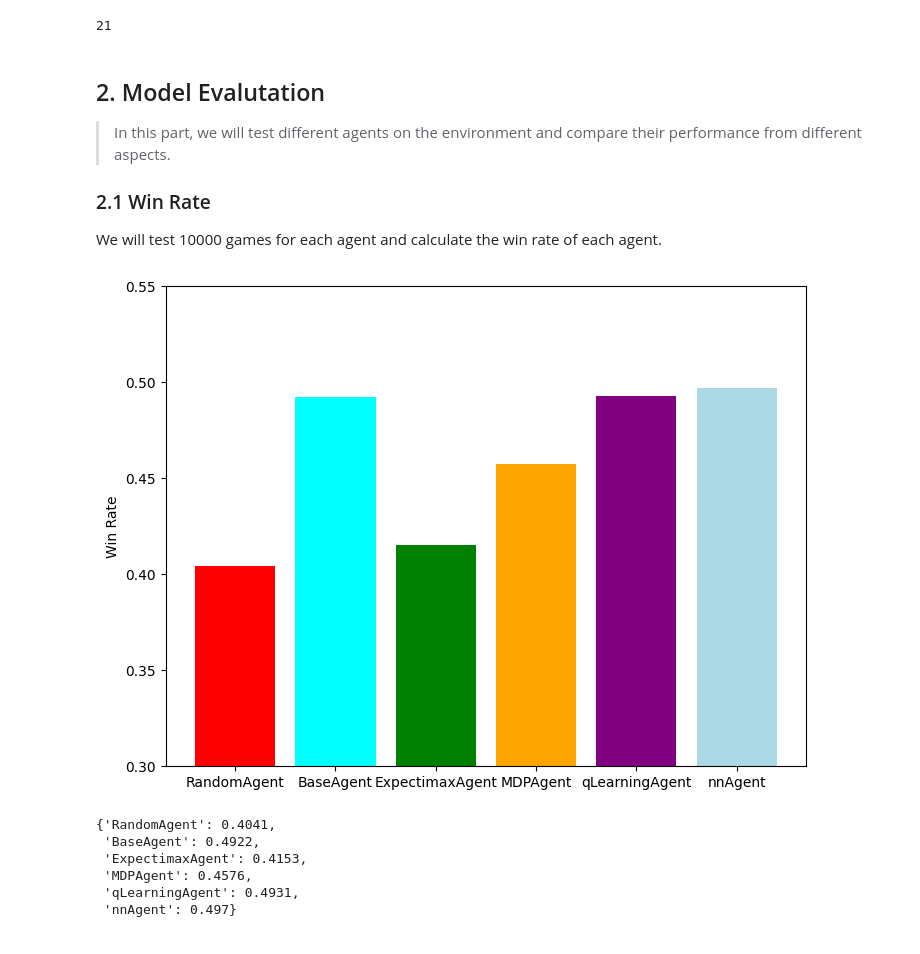
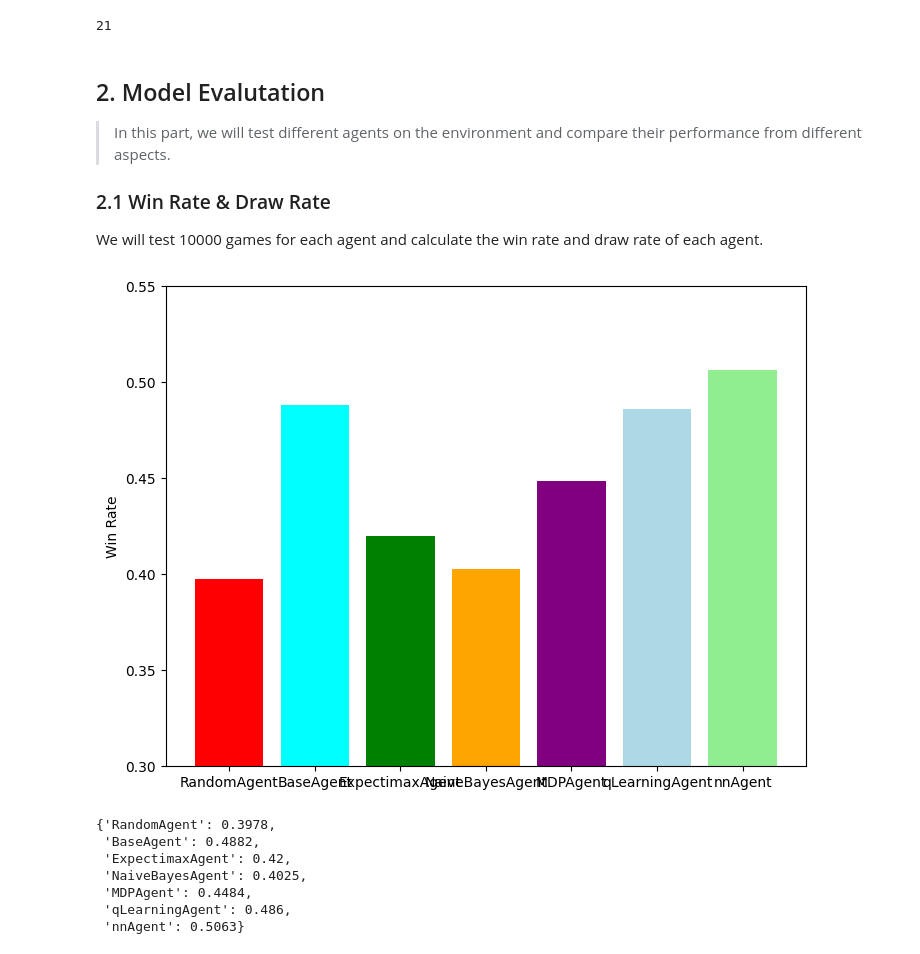
Before and after one commit to KesonStar/BlackJack, a Jupyter notebook: BlackJack.ipynb, the cells around one changed output. Saved outputs shown, nothing was run; the diff lists cells and outputs as text; code cells hidden in the pictures.

Commit message:
Finish all agents and add some evaluation code

```diff
--- a/BlackJack.ipynb
+++ b/BlackJack.ipynb
@@ -25,7 +25,7 @@ new_stack = []
 card_count_list = []
 games_played_with_stack = []
 
-for round in trange(rounds):
+for round_ in trange(rounds):
     games_played = 0
 
     # Make a dict for keeping track of the count for a stack
@@ -47,7 +47,7 @@ for round in trange(rounds):
         # Record the player's live total after cards are dealt
         live_total.append(game.get_playervalue())
 
-        if round < rounds / 2:
+        if round_ < rounds / 2:
             hit_stay = "hit"
             action = 1
         else:
@@ -83,7 +83,7 @@ for round in trange(rounds):
         player_live_action.append(action)
 
         # Update card count list with most recent game's card count
-        if round != prev_round:
+        if round_ != prev_round:
             new_stack.append(1)
         else:
             new_stack.append(0)
@@ -92,10 +92,10 @@ for round in trange(rounds):
             else:
                 games_played += 1
 
-        stack_num_list.append(round)
+        stack_num_list.append(round_)
         games_played_with_stack.append(games_played)
         card_count_list.append(game.card_count.copy())
-        prev_round = round
+        prev_round = round_
 
 
     game.reset()
@@ -160,6 +160,6 @@ model_df.to_csv("./Data/blackjack_simulation_data.csv", index=False)
 ## 2. Model Evalutation
 > In this part, we will test different agents on the environment and compare their performance from different aspects.
 
-### 2.1 Win Rate
-We will test 10000 games for each agent and calculate the win rate of each agent.
+### 2.1 Win Rate & Draw Rate
+We will test 10000 games for each agent and calculate the win rate and draw rate of each agent.
 # %%
@@ -175,11 +175,12 @@ from Agent.MDP.MDPagent import MDPAgent
 # %%
 # agent = nnAgent()
 
-agents = [RandomAgent(), BaseAgent(), ExpectimaxAgent(), MDPAgent(), qLearningAgent(), nnAgent()]
+agents = [RandomAgent(), BaseAgent(), ExpectimaxAgent(), NaiveBayesAgent(), MDPAgent(), qLearningAgent(), nnAgent()]
 # %%
 
 rounds = 10000
-rates = {}
+win_rates = {}
+draw_rates = {}
 for agent in agents:
     game = BlackJack("novel")
     results = {"win": 0, "lose": 0, "draw": 0}
@@ -197,24 +198,27 @@ for agent in agents:
         if len(game.deck) < 20:
             game.reset()
 
-    rates[agent.__class__.__name__] = results["win"] / rounds
+    win_rates[agent.__class__.__name__] = results["win"] / rounds
+    draw_rates[agent.__class__.__name__] = results["draw"] / rounds
+
 ## Draw the bar chart of the win rate, lose rate, and draw rate
 # %%
 fig = plt.figure()
 ax = fig.add_axes([0,0,1,1])
-colors = ['red', 'cyan', 'green', 'orange', 'purple', "LightBlue"]
-ax.bar(rates.keys(), rates.values(), color=colors)
+colors = ['red', 'cyan', 'green', 'orange', 'purple', "LightBlue", "LightGreen"]
+ax.bar(win_rates.keys(), win_rates.values(), color=colors)
 ax.set_ylim(0.3, 0.55)
 plt.ylabel('Win Rate')
 plt.show()
 # %% [output]
-[figure, old version]
+[figure, new version]
-# %%
-rates
-# %% [output]
-{'RandomAgent': 0.4041,
- 'BaseAgent': 0.4922,
- 'ExpectimaxAgent': 0.4153,
- 'MDPAgent': 0.4576,
- 'qLearningAgent': 0.4931,
- 'nnAgent': 0.497}
+# %%
+win_rates
+# %% [output]
+{'RandomAgent': 0.3978,
+ 'BaseAgent': 0.4882,
+ 'ExpectimaxAgent': 0.42,
+ 'NaiveBayesAgent': 0.4025,
+ 'MDPAgent': 0.4484,
+ 'qLearningAgent': 0.486,
+ 'nnAgent': 0.5063}
```
Also changed, not shown: parts of 12 cells of this notebook, 4 other files.
